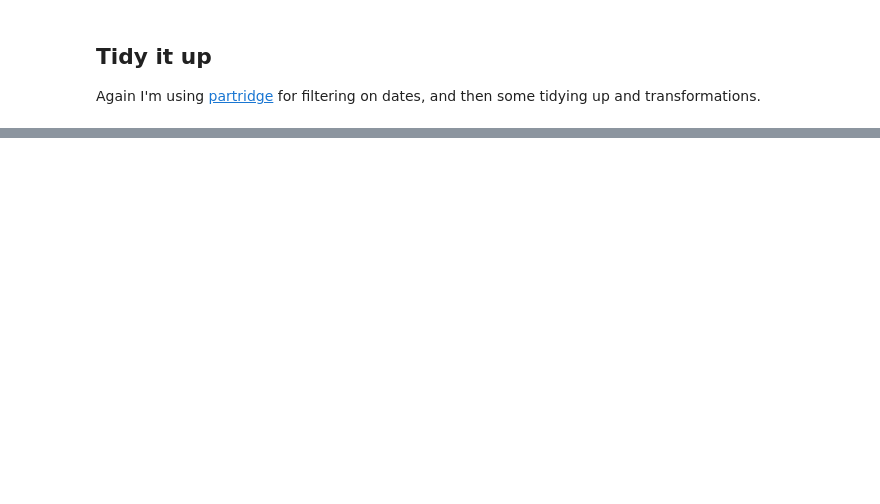
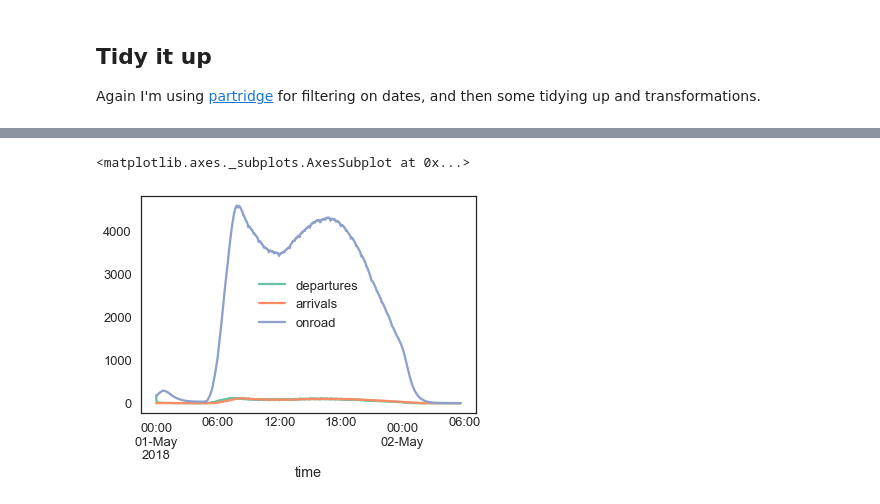
Before and after one commit to cjer/open-bus-explore, a Jupyter notebook: openbus_5_changes.ipynb, the cells around one changed output, grey strips where cells are left out. Saved outputs shown, nothing was run; the diff lists cells and outputs as text; code cells hidden in the pictures; blank space fills up the shorter version.

```diff
--- a/openbus_5_changes.ipynb
+++ b/openbus_5_changes.ipynb
@@ -376,0 +215,19 @@ See you soon when I test [GTFS best practices](http://gtfs.org/best-practices) o
+# %%
+# not a true csv, so we need to jiggle it a bit
+cols = ['ShareCode','ShareCodeDesc','ZoneCodes','Daily','Weekly','Monthly','FromDate','ToDate', 'EXTRA']
+reform_cols = ['StationId', 'ReformZoneCode','FromDate','ToDate', 'EXTRA']
+with zipfile.ZipFile(local_tariff_path) as zf:
+    tariff_df = (pd.read_csv(zf.open(TARIFF_TXT_NAME), header=None, skiprows=[0], names = cols)
+                .drop(columns = ['EXTRA']))
+    reform_df = (pd.read_csv(zf.open(TARIFF_TO_REFORM_ZONE), header=None, skiprows=[0], names = reform_cols)
+                 .drop(columns = ['EXTRA']))
+
+
+# remove ShareCodes which contain multiple zones  e.g. גוש דן מורחב
+tariff_df = (tariff_df[~ tariff_df.ZoneCodes.str.contains(';')]
+             .rename(columns = {'ShareCodeDesc': 'zone_name',
+                               'ZoneCodes': 'zone_id'}))
+rs = reform_df[['StationId', 'ReformZoneCode']].drop_duplicates().applymap(str).set_index('StationId').iloc[:,0]
+
+ts = (tariff_df[['zone_id', 'zone_name']].drop_duplicates().set_index('zone_id').iloc[:,0])
+zones = rs.map(ts).reset_index().rename(columns={'StationId': 'stop_code', 'ReformZoneCode':'zone_name'})
@@ -376,0 +390,7 @@ See you soon when I test [GTFS best practices](http://gtfs.org/best-practices) o
+# %%
+se = (feed.stop_times.groupby(['trip_id'])
+     .agg({'departure_time': 'min',
+          'arrival_time': 'max'})
+     .pipe(to_timedelta)
+     .sort_values(['arrival_time', 'departure_time']))
+se.head()
@@ -376,0 +420,19 @@ See you soon when I test [GTFS best practices](http://gtfs.org/best-practices) o
+# %%
+departures = pd.Series(1, se.departure_time).resample('1Min').sum()
+arrivals =  pd.Series(1, se.arrival_time).resample('T').sum()
+onroad = pd.concat([pd.Series(1, se.departure_time),  # departed add 1
+                           pd.Series(-1, se.arrival_time)  # arrived substract 1
+                           ]).resample('1Min').sum().cumsum().ffill()
+df = (pd.concat([departures, arrivals, onroad], axis=1).reset_index()
+        .rename(columns={'index': 'time', 0:'departures', 1:'arrivals', 2:'onroad'}))
+idx = pd.DatetimeIndex(df.time+datetime.datetime(2018, 5, 1))
+
+(df.assign(time=idx)
+ .set_index('time')
+ .resample('1min').sum()
+ .ewm(span=60)
+ .mean()
+ .plot())
+# %% [output]
+<matplotlib.axes._subplots.AxesSubplot at 0x...>
+[figure, added]
```
Also changed, not shown: parts of 92 cells of this notebook, 1 other file.
